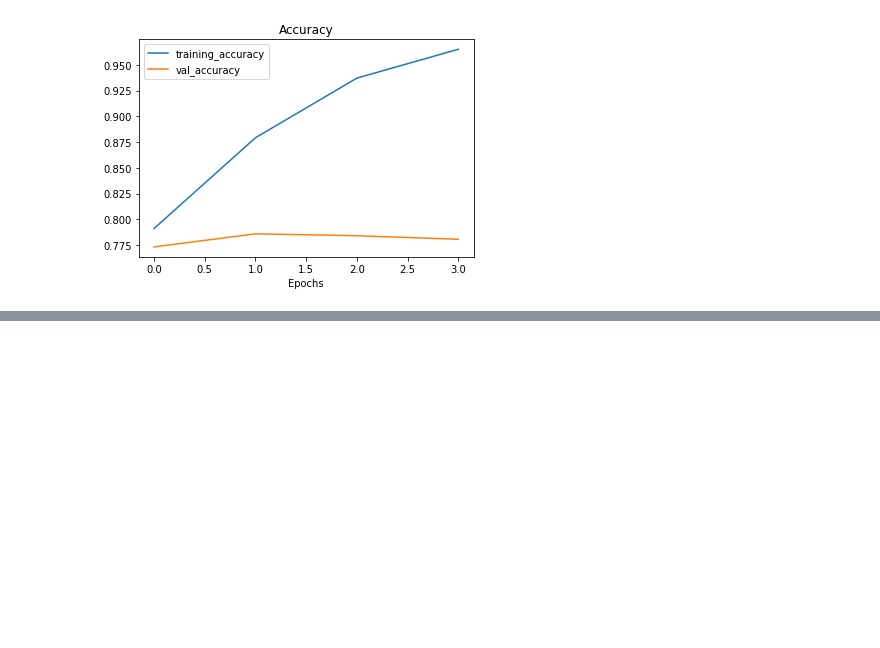
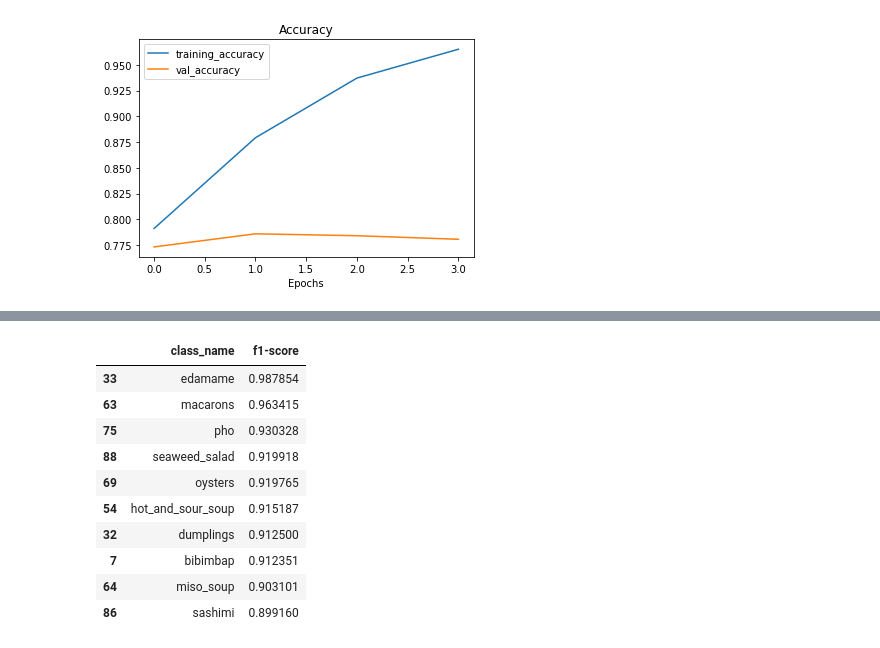
Before and after one commit to AlanAltonchi/projects, a Jupyter notebook: machine_learning/food_vision_challenge.ipynb, the cells around one changed output, grey strips where cells are left out. Saved outputs shown, nothing was run; the diff lists cells and outputs as text; code cells hidden in the pictures; blank space fills up the shorter version.

```diff
--- a/machine_learning/food_vision_challenge.ipynb
+++ b/machine_learning/food_vision_challenge.ipynb
@@ -253,0 +294,14 @@ plot_loss_curves(history_1_fine_tuning)
+# %%
+f1_scores[:10]
+# %% [output]
+|  | class_name | f1-score |
+| 33 | edamame | 0.987854 |
+| 63 | macarons | 0.963415 |
+| 75 | pho | 0.930328 |
+| 88 | seaweed_salad | 0.919918 |
+| 69 | oysters | 0.919765 |
+| 54 | hot_and_sour_soup | 0.915187 |
+| 32 | dumplings | 0.912500 |
+| 7 | bibimbap | 0.912351 |
+| 64 | miso_soup | 0.903101 |
+| 86 | sashimi | 0.899160 |
```
Also changed, not shown: parts of 13 cells of this notebook.
